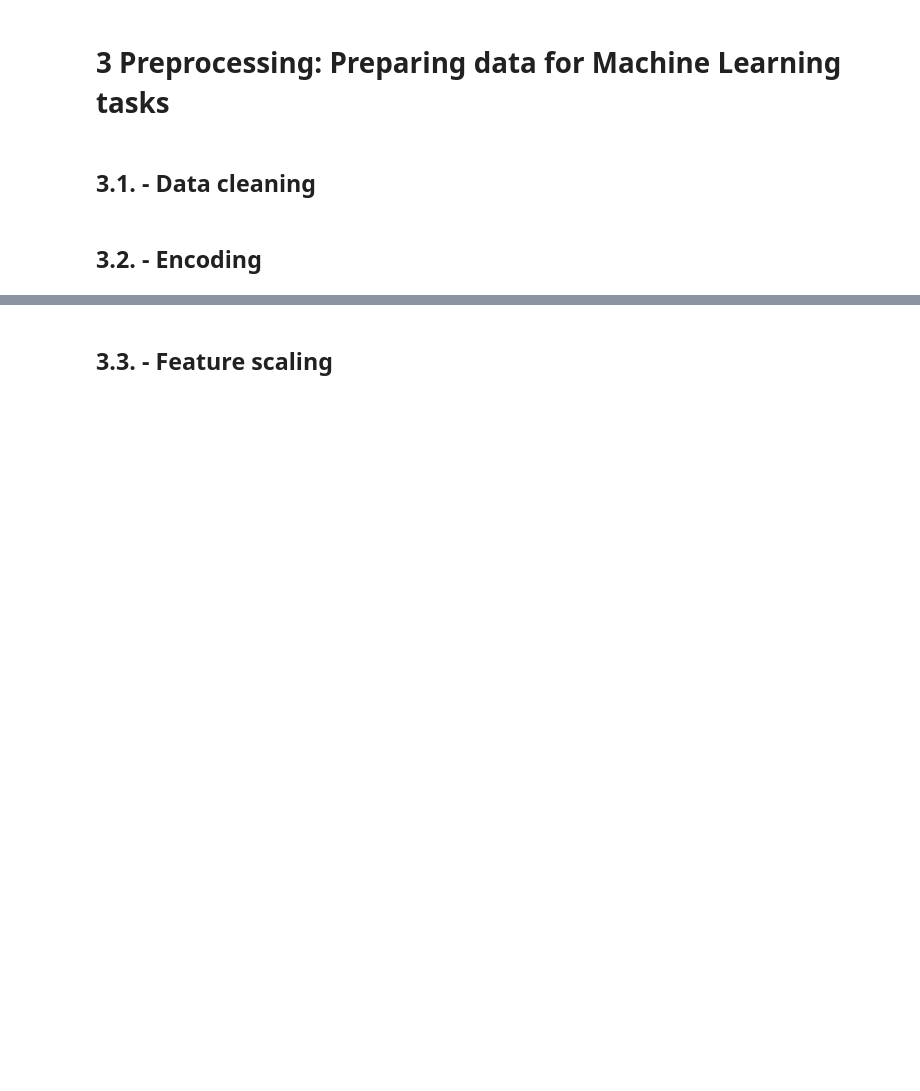
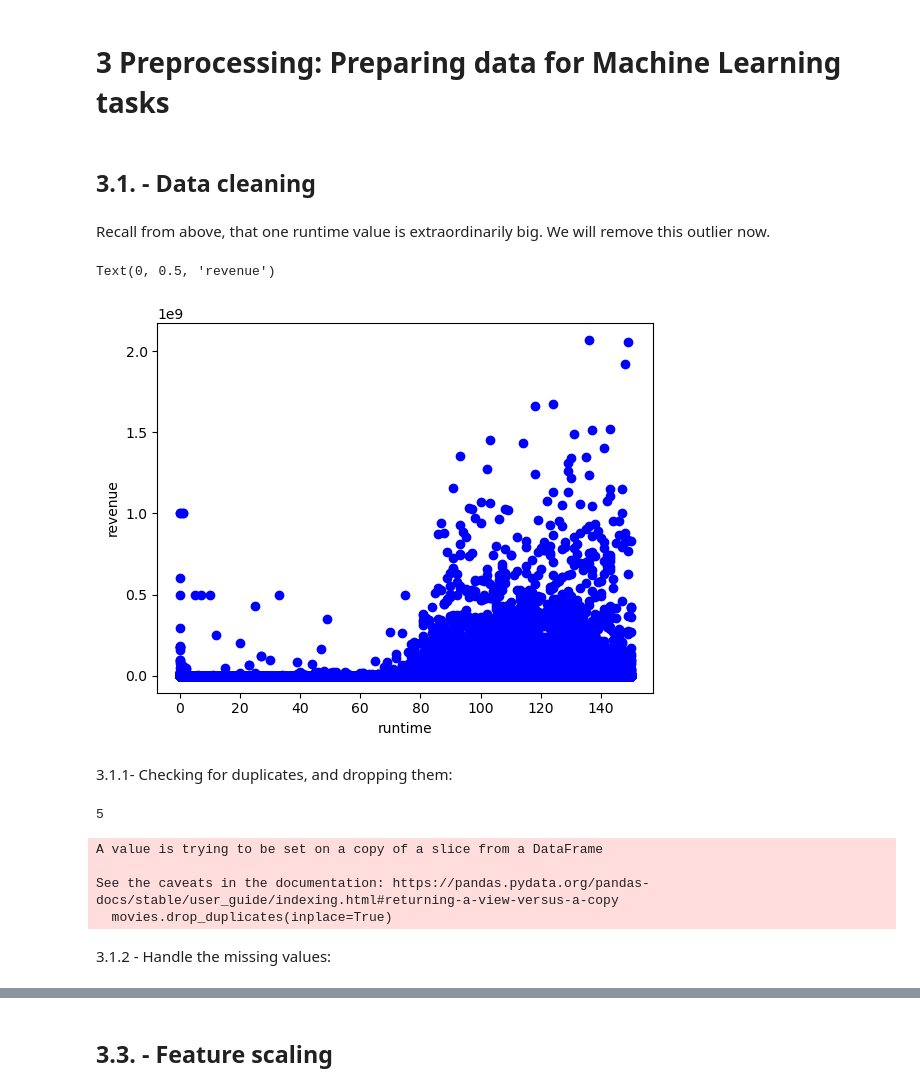
Before and after one commit to Jayant1Varma/Movie-Box-Office-predictor, a Jupyter notebook: Movie-revenue_predictor.ipynb, the cells around one changed output, grey strips where cells are left out. Saved outputs shown, nothing was run; the diff lists cells and outputs as text; code cells hidden in the pictures; blank space fills up the shorter version.

```diff
--- a/Movie-revenue_predictor.ipynb
+++ b/Movie-revenue_predictor.ipynb
@@ -235,5 +237,42 @@ clearly, we need to get rid of the right most value as it is ruining the data pl
 # 3 Preprocessing: Preparing data for Machine Learning tasks
 # %% [markdown]
 ## 3.1. - Data cleaning
-# %% [markdown]
-## 3.2. - Encoding
+# %% [markdown]
+Recall from above, that one runtime value is extraordinarily big. We will remove this outlier now.
+# %%
+# Assuming the threshold for high runtime is 150 units
+threshold_runtime = 150
+
+# Create a boolean mask indicating which rows have runtime below or equal to the threshold
+mask = movies['runtime'] <= threshold_runtime
+
+# now, our dataframe contains only the rows with runtime below or equal to the threshold
+movies = movies[mask]
+# %%
+# We now show how our earlier plot becomes so much better:
+
+X = movies["runtime"]
+y = movies["revenue"]
+# Plot points
+fig, pl = plt.subplots()
+pl.scatter(X, y, color = 'b')
+plt.xlabel("runtime")
+plt.ylabel("revenue")
+# %% [output]
+Text(0, 0.5, 'revenue')
+[figure, added]
+# %% [markdown]
+3.1.1-  Checking for duplicates, and dropping them:
+# %%
+movies.duplicated().sum()
+# %% [output]
+5
+# %%
+movies.drop_duplicates(inplace=True)
+# %% [output]
+A value is trying to be set on a copy of a slice from a DataFrame
+
+See the caveats in the documentation: https://pandas.pydata.org/pandas-docs/stable/user_guide/indexing.html#returning-a-view-versus-a-copy
+  movies.drop_duplicates(inplace=True)
+# %% [markdown]
+3.1.2 - Handle the missing values:
```
Also changed, not shown: parts of 17 cells of this notebook.
